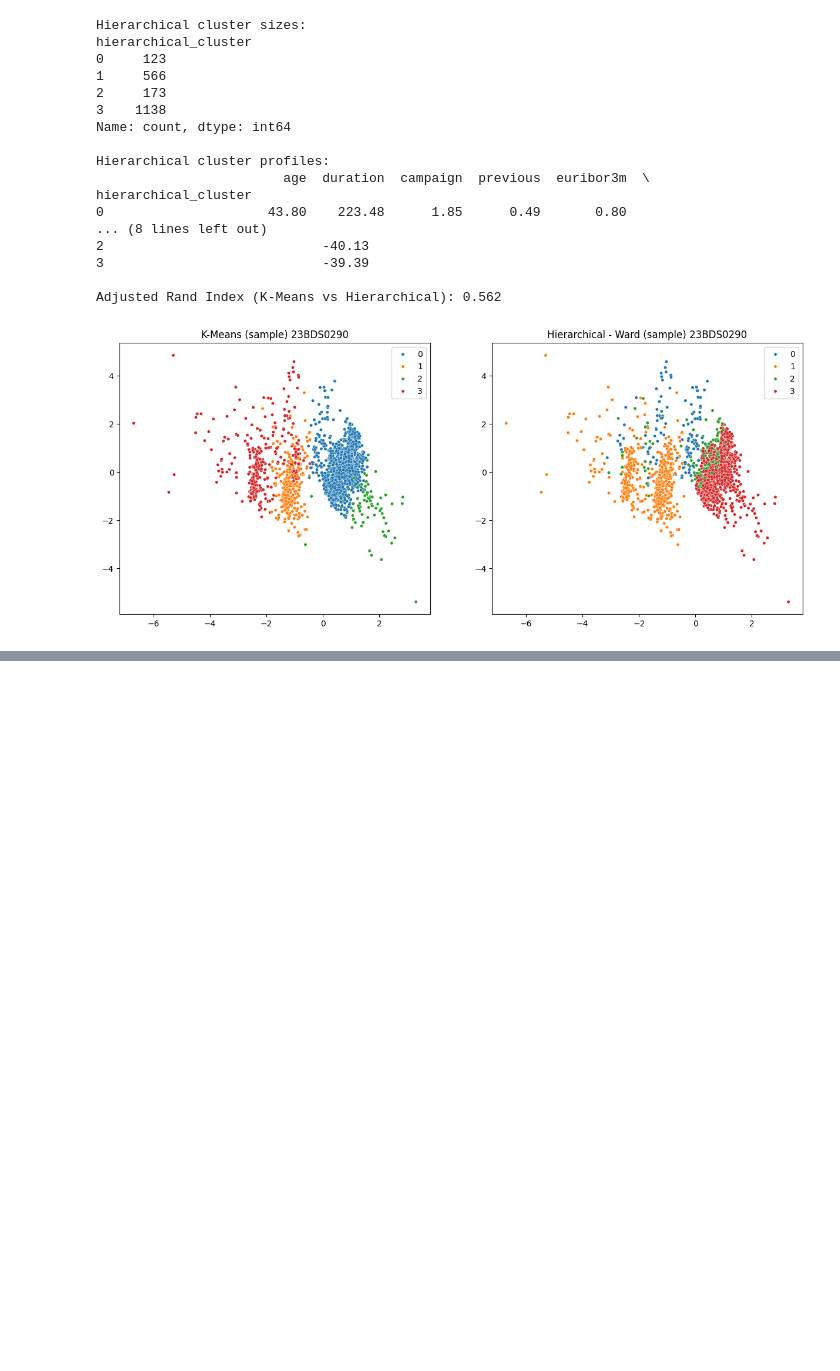
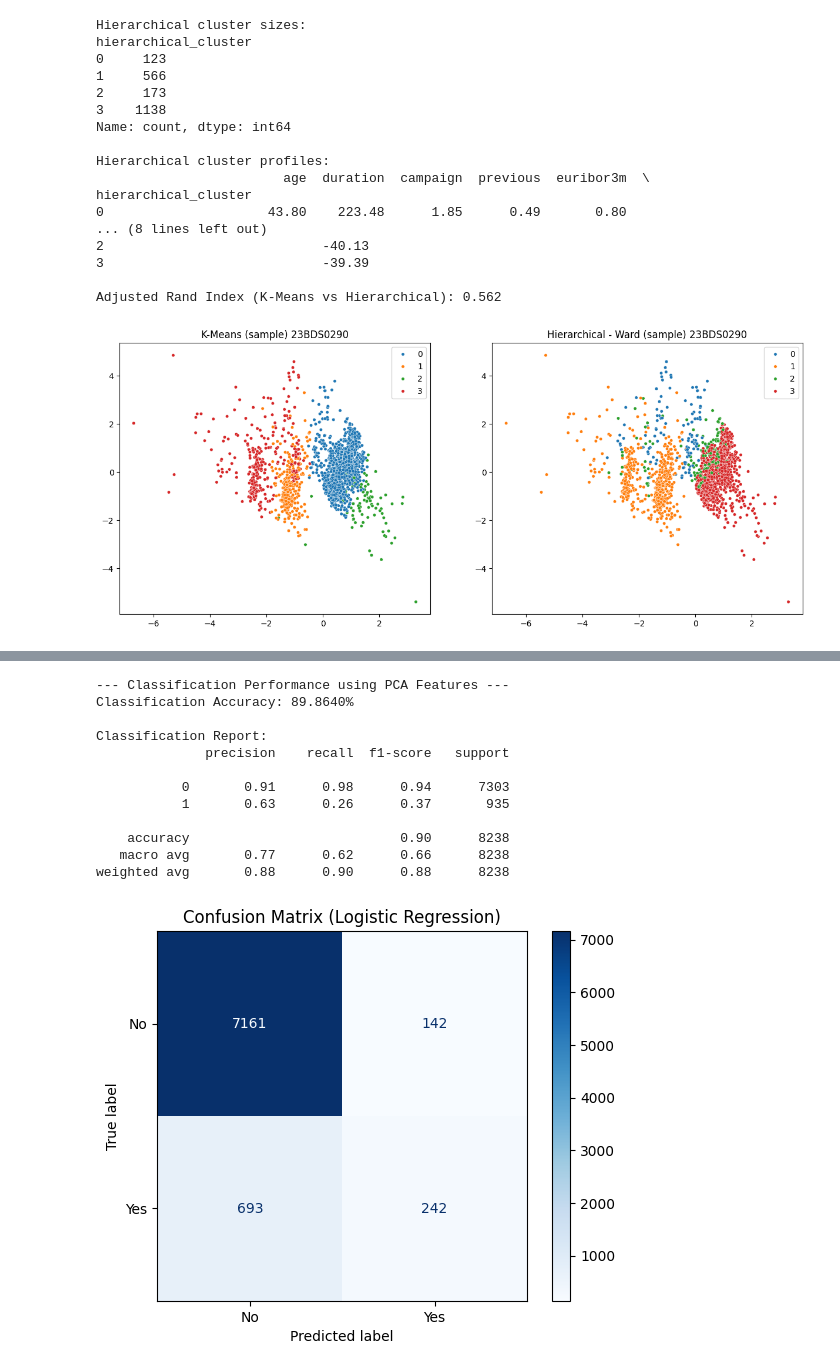
Before and after one commit to 2005lakshya/lakshya_gupta_eda, a Jupyter notebook: Lakshya_gupta_eda.ipynb, the cells around one changed output, grey strips where cells are left out. Saved outputs shown, nothing was run; the diff lists cells and outputs as text; code cells hidden in the pictures; blank space fills up the shorter version.

```diff
--- a/Lakshya_gupta_eda.ipynb
+++ b/Lakshya_gupta_eda.ipynb
@@ -834,0 +913,51 @@ Adjusted Rand Index (K-Means vs Hierarchical): 0.562
+# %%
+# 2. Classification Method (Logistic Regression) to predict Subscription Success ('y')
+import matplotlib.pyplot as plt
+from sklearn.linear_model import LogisticRegression
+from sklearn.model_selection import train_test_split
+from sklearn.metrics import classification_report, confusion_matrix, accuracy_score, ConfusionMatrixDisplay
+from sklearn.decomposition import PCA
+from sklearn.preprocessing import StandardScaler
+
+# Ensure X_pca is defined
+cluster_features = ["age", "duration", "campaign", "previous", "euribor3m", "cons.conf.idx"]
+scaler = StandardScaler()
+scaled_data_c = scaler.fit_transform(bank_data[cluster_features])
+pca_reduced_c = PCA(n_components=3)
+X_pca_c = pca_reduced_c.fit_transform(scaled_data_c)
+
+# Encoding target variable
+bank_data['y_encoded'] = bank_data['y'].map({'no': 0, 'yes': 1})
+y_clf = bank_data['y_encoded']
+
+# Using the PCA reduced features for classification
+X_train_c, X_test_c, y_train_c, y_test_c = train_test_split(X_pca_c, y_clf, test_size=0.2, random_state=42)
+
+clf_model = LogisticRegression(max_iter=1000)
+clf_model.fit(X_train_c, y_train_c)
+y_pred_c = clf_model.predict(X_test_c)
+
+print("\n--- Classification Performance using PCA Features ---")
+print(f"Classification Accuracy: {accuracy_score(y_test_c, y_pred_c):.4%}")
+print("\nClassification Report:")
+print(classification_report(y_test_c, y_pred_c))
+
+# Display Confusion Matrix
+cm = confusion_matrix(y_test_c, y_pred_c)
+ConfusionMatrixDisplay(confusion_matrix=cm, display_labels=['No', 'Yes']).plot(cmap='Blues')
+plt.title("Confusion Matrix (Logistic Regression)")
+plt.show()
+# %% [output]
+--- Classification Performance using PCA Features ---
+Classification Accuracy: 89.8640%
+
+Classification Report:
+              precision    recall  f1-score   support
+
+           0       0.91      0.98      0.94      7303
+           1       0.63      0.26      0.37       935
+
+    accuracy                           0.90      8238
+   macro avg       0.77      0.62      0.66      8238
+weighted avg       0.88      0.90      0.88      8238
+[figure, added]
```
Also changed, not shown: parts of 3 cells of this notebook.
